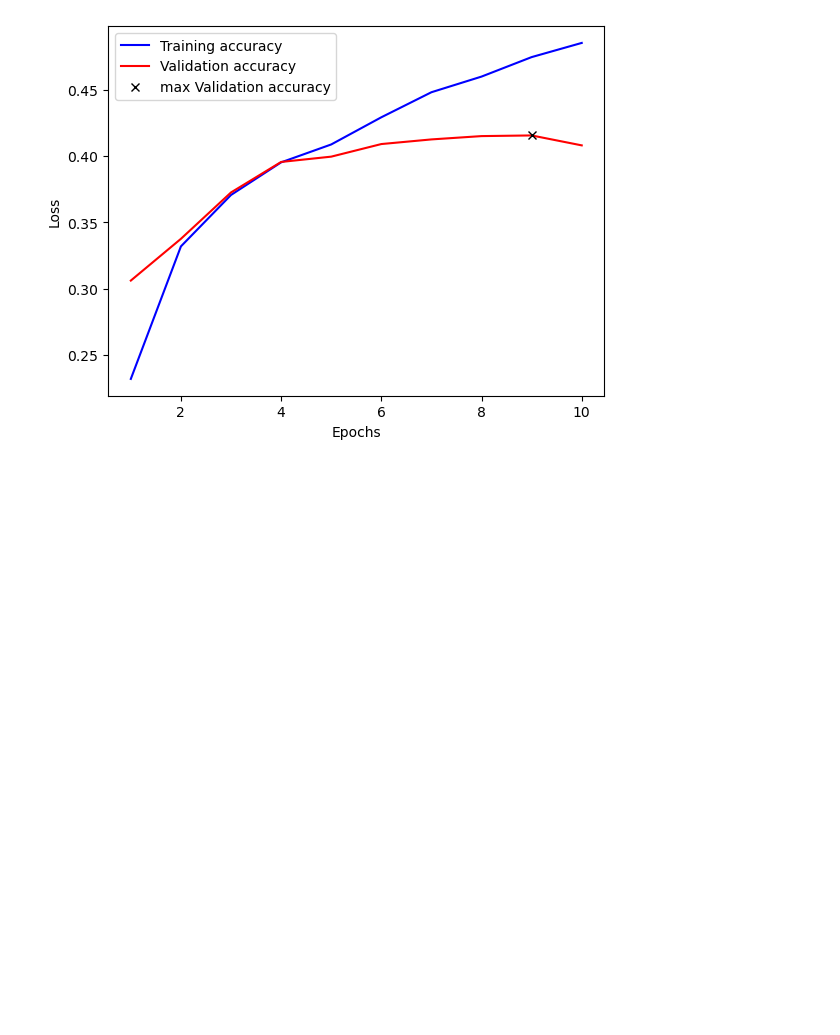
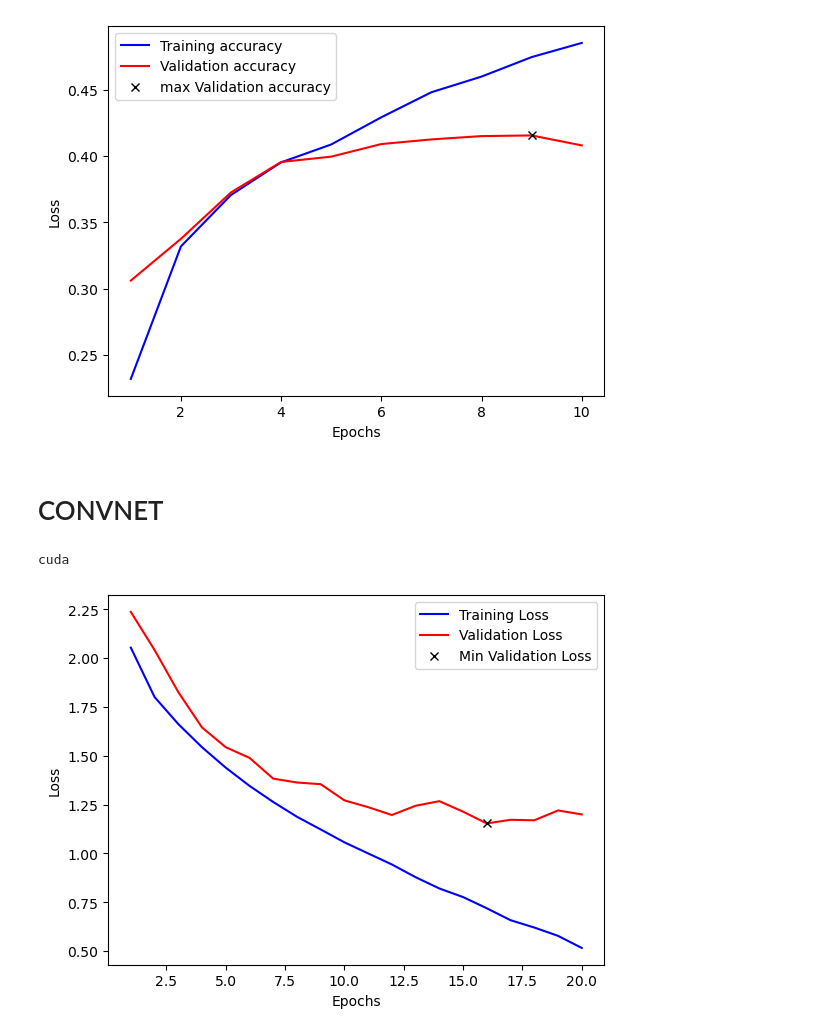
Before and after one commit to jonaden94/DaNuMa2024, a Jupyter notebook: exercises/convnet/convnet.ipynb, the cells around one changed output. Cells and saved outputs as stored; diff of their text form; code cells hidden in the pictures; blank space fills up the shorter version.

```diff
--- a/exercises/convnet/convnet.ipynb
+++ b/exercises/convnet/convnet.ipynb
@@ -10,8 +13,8 @@ import numpy as np
 # %%
 # calculate normalization values
 trainset = torchvision.datasets.CIFAR10(root='/usr/users/henrich1/repos/exercises_summer_school/data/convnet', train=False, transform=torchvision.transforms.ToTensor())
-every_tenth_idx = list(range(0, len(trainset), 5))
-trainset = torch.utils.data.Subset(trainset, every_tenth_idx)
+every_fifth_idx = list(range(0, len(trainset), 5))
+trainset = torch.utils.data.Subset(trainset, every_fifth_idx)
 
 num_samples = trainset.dataset.data.shape[0]
 trainloader = torch.utils.data.DataLoader(trainset, batch_size=num_samples,
@@ -27,11 +30,11 @@ normalized_transform = torchvision.transforms.Compose([
 
 # get train and validation set and dataloaders
 trainset = torchvision.datasets.CIFAR10(root='/usr/users/henrich1/repos/exercises_summer_school/data/convnet', train=True, transform=normalized_transform)
-every_tenth_idx = list(range(0, len(trainset), 5))
-trainset = torch.utils.data.Subset(trainset, every_tenth_idx)
+every_fifth_idx = list(range(0, len(trainset), 5))
+trainset = torch.utils.data.Subset(trainset, every_fifth_idx)
 valset = torchvision.datasets.CIFAR10(root='/usr/users/henrich1/repos/exercises_summer_school/data/convnet', train=False, transform=normalized_transform)
-every_tenth_idx = list(range(0, len(valset), 5))
-valset = torch.utils.data.Subset(valset, every_tenth_idx)
+every_fifth_idx = list(range(0, len(valset), 5))
+valset = torch.utils.data.Subset(valset, every_fifth_idx)
 
 trainloader = DataLoader(trainset, batch_size=1000, shuffle=True, num_workers=2)
 valloader = DataLoader(valset, batch_size=1000, shuffle=False, num_workers=2)
@@ -175,3 +180,5 @@ plt.legend()
 plt.show()
 # %% [output]
 [figure]
+# %% [markdown]
+# CONVNET
@@ -177,0 +231,27 @@ plt.show()
+# %%
+device = 'cuda' if torch.cuda.is_available() else 'cpu'
+print(device)
+model = ConvNet().to(device)
+optimizer = torch.optim.AdamW(model.parameters(), lr=0.001)
+epochs = 20
+val_interval = 1
+
+train_losses, val_losses, train_accuracies, val_accuracies = train(model, trainloader, valloader, optimizer, epochs, device, val_interval, savepath_best_statedict=None)
+# %% [output]
+cuda
+# %%
+####################### plot losses
+plt.plot(np.linspace(1, epochs, epochs), train_losses, c='blue', label='Training Loss')
+plt.plot(np.linspace(1, epochs, epochs), val_losses, c='red', label='Validation Loss')
+
+# Mark the minimum validation loss
+index = np.argmin(val_losses)
+plt.plot(index+1, val_losses[index], 'kx', label='Min Validation Loss')
+
+# Adding labels and legend
+plt.xlabel('Epochs')
+plt.ylabel('Loss')
+plt.legend()
+plt.show()
+# %% [output]
+[figure, added]
```
Also changed, not shown: parts of 16 cells of this notebook, 2 other files.
